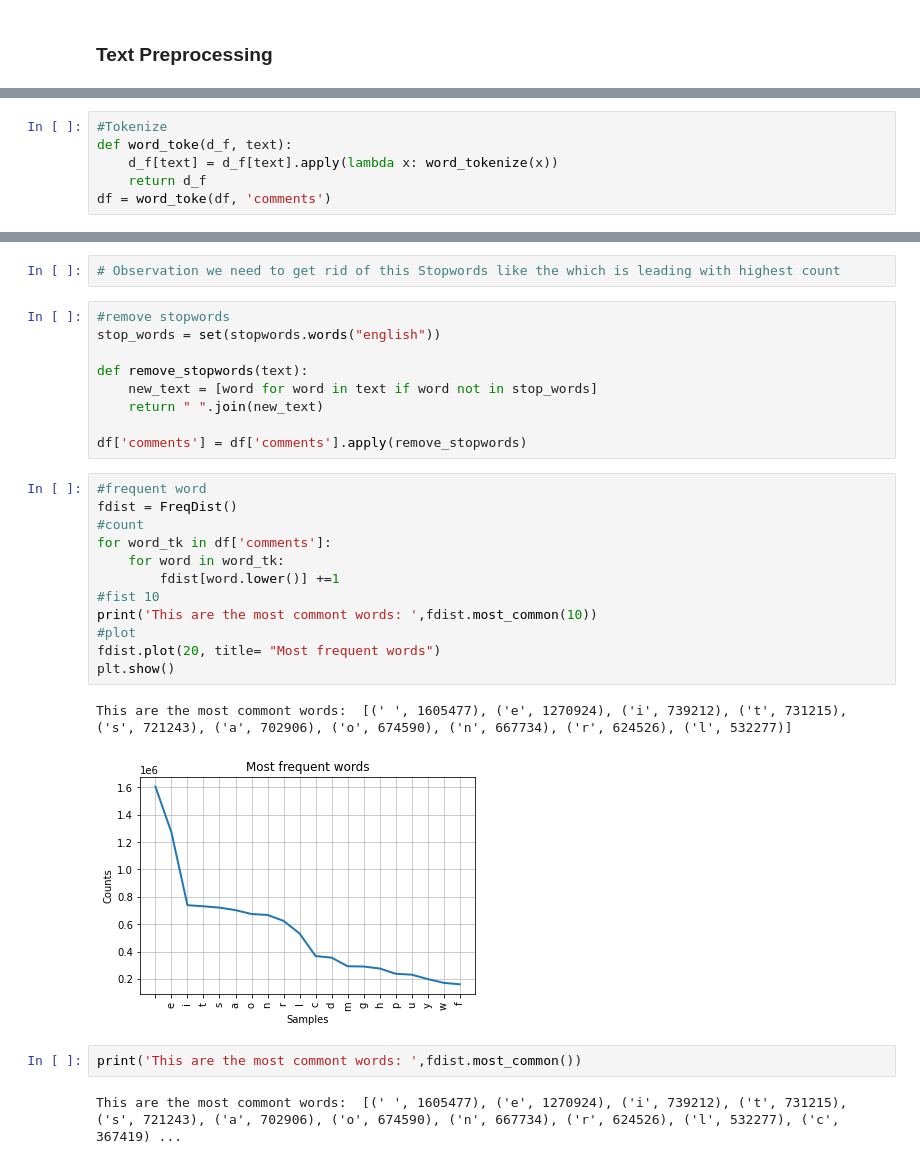
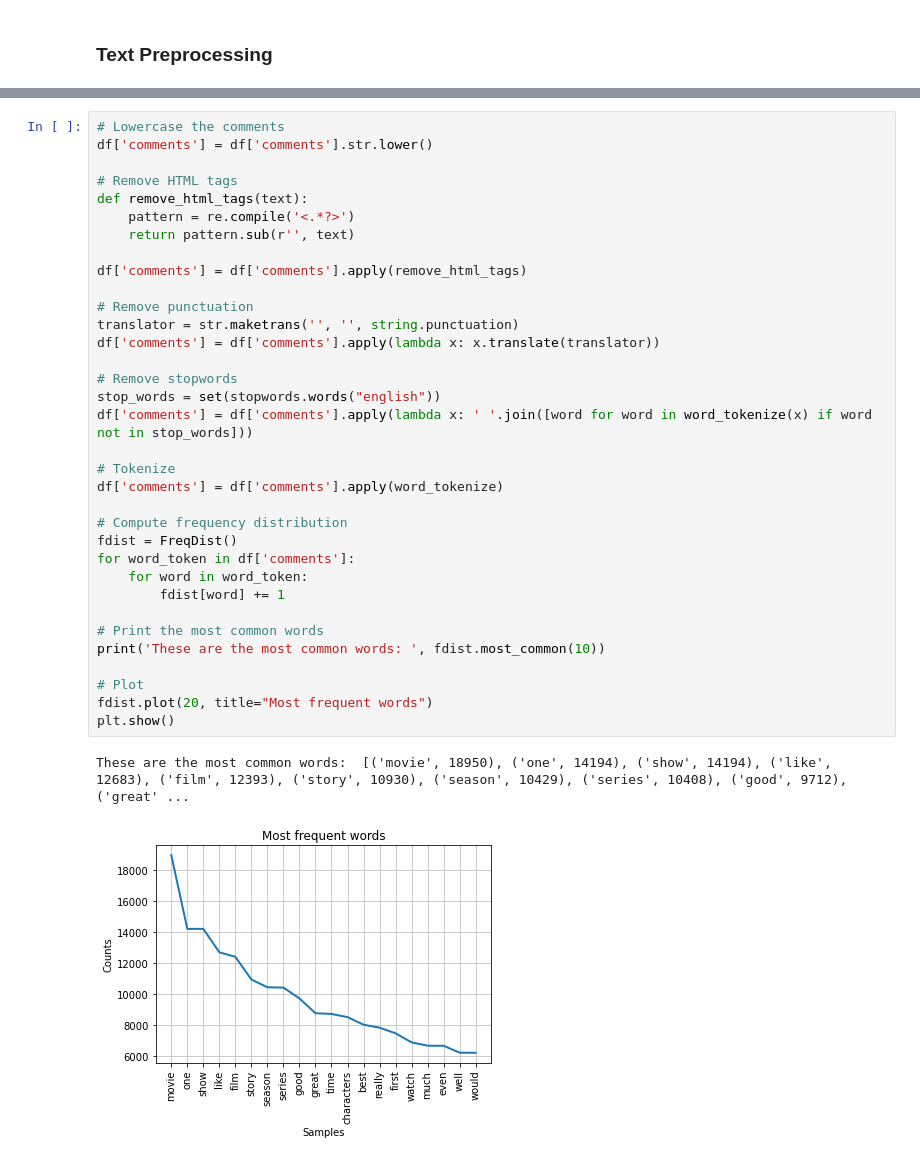
Before and after one commit to NyakioRosemary/Sentiment-Analysis-, a Jupyter notebook: Imdbsentmovies_webscrape_notebook.ipynb, the cells around one changed output, grey strips where cells are left out. Drawn from its saved outputs; the diff is of its cells as text.

```diff
--- a/Imdbsentmovies_webscrape_notebook.ipynb
+++ b/Imdbsentmovies_webscrape_notebook.ipynb
@@ -132,6 +97,0 @@ df['comments'][3]
-# %%
-#Tokenize
-def word_toke(d_f, text):
-    d_f[text] = d_f[text].apply(lambda x: word_tokenize(x))
-    return d_f
-df = word_toke(df, 'comments')
@@ -153,30 +98,37 @@ This are the most commont words:  [('the', 193579), ('and', 95251), ('of', 84241
-# %%
-# Observation we need to get rid of this Stopwords like the which is leading with highest count
-# %%
-#remove stopwords
-stop_words = set(stopwords.words("english"))
-
-def remove_stopwords(text):
-    new_text = [word for word in text if word not in stop_words]
-    return " ".join(new_text)
-
-df['comments'] = df['comments'].apply(remove_stopwords)
-# %%
-#frequent word
-fdist = FreqDist()
-#count
-for word_tk in df['comments']:
-    for word in word_tk:
-        fdist[word.lower()] +=1
-#fist 10
-print('This are the most commont words: ',fdist.most_common(10))
-#plot
-fdist.plot(20, title= "Most frequent words")
-plt.show()
-# %% [output]
-This are the most commont words:  [(' ', 1605477), ('e', 1270924), ('i', 739212), ('t', 731215), ('s', 721243), ('a', 702906), ('o', 674590), ('n', 667734), ('r', 624526), ('l', 532277)]
-[figure, removed]
-# %%
-print('This are the most commont words: ',fdist.most_common())
-# %% [output]
-This are the most commont words:  [(' ', 1605477), ('e', 1270924), ('i', 739212), ('t', 731215), ('s', 721243), ('a', 702906), ('o', 674590), ('n', 667734), ('r', 624526), ('l', 532277), ('c', 367419) ...
+# %%
+# Lowercase the comments
+df['comments'] = df['comments'].str.lower()
+
+# Remove HTML tags
+def remove_html_tags(text):
+    pattern = re.compile('<.*?>')
+    return pattern.sub(r'', text)
+
+df['comments'] = df['comments'].apply(remove_html_tags)
+
+# Remove punctuation
+translator = str.maketrans('', '', string.punctuation)
+df['comments'] = df['comments'].apply(lambda x: x.translate(translator))
+
+# Remove stopwords
+stop_words = set(stopwords.words("english"))
+df['comments'] = df['comments'].apply(lambda x: ' '.join([word for word in word_tokenize(x) if word not in stop_words]))
+
+# Tokenize
+df['comments'] = df['comments'].apply(word_tokenize)
+
+# Compute frequency distribution
+fdist = FreqDist()
+for word_token in df['comments']:
+    for word in word_token:
+        fdist[word] += 1
+
+# Print the most common words
+print('These are the most common words: ', fdist.most_common(10))
+
+# Plot
+fdist.plot(20, title="Most frequent words")
+plt.show()
+# %% [output]
+These are the most common words:  [('movie', 18950), ('one', 14194), ('show', 14194), ('like', 12683), ('film', 12393), ('story', 10930), ('season', 10429), ('series', 10408), ('good', 9712), ('great' ...
+[figure, added]
```
Also changed, not shown: parts of 16 cells of this notebook.
